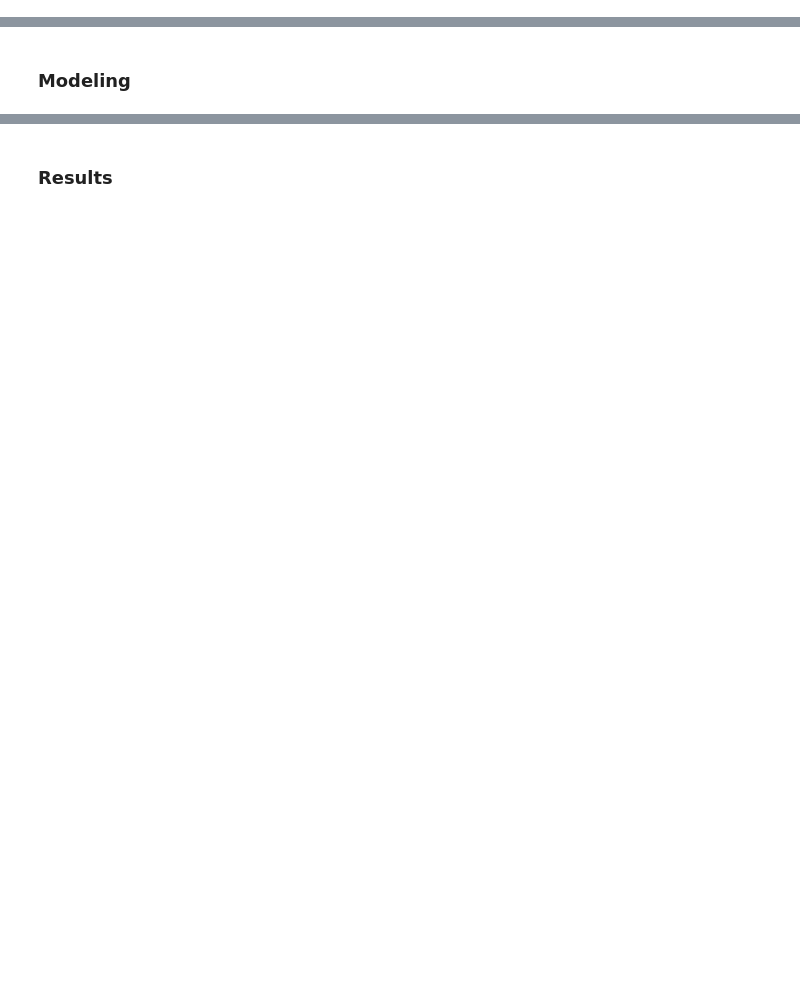
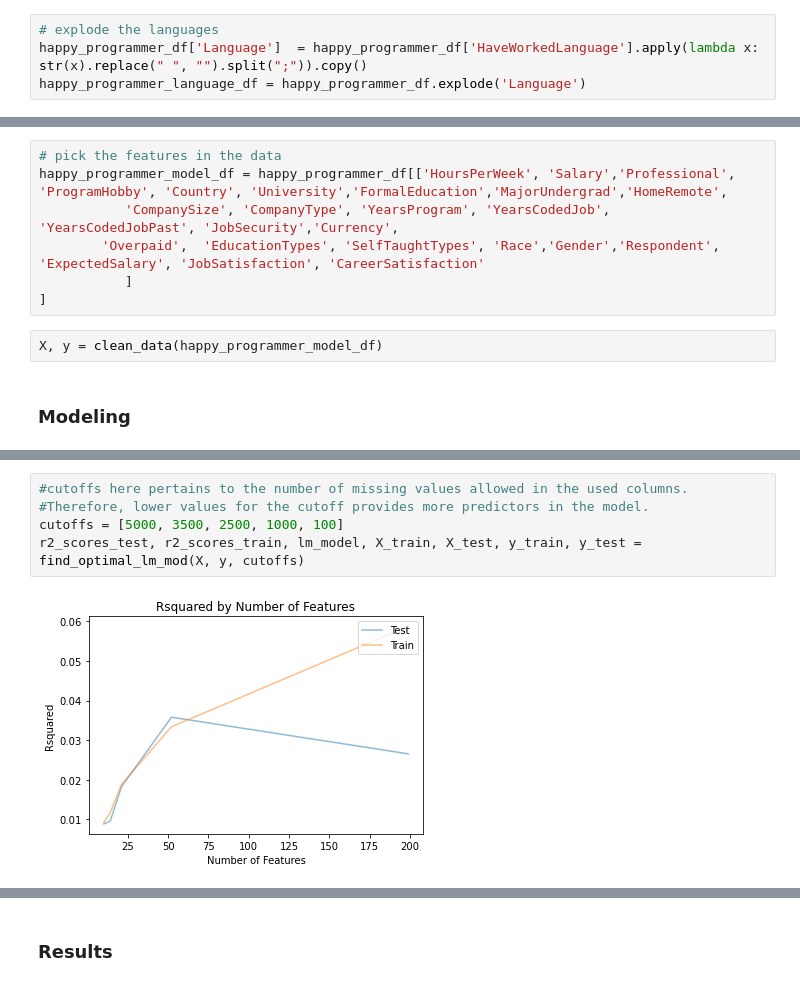
Before and after one commit to zhhaop09/Udacity_DS_Project1, a Jupyter notebook: model/Project1.ipynb, the cells around one changed output, grey strips where cells are left out. Drawn from its saved outputs; the diff is of its cells as text; blank space fills up the shorter version.

Commit message:
model

```diff
--- a/model/Project1.ipynb
+++ b/model/Project1.ipynb
@@ -10,0 +66,4 @@ ValueError: Multiple files found in compressed zip file ['README_2021.txt', 'so_
+# %%
+# explode the languages
+happy_programmer_df['Language']  = happy_programmer_df['HaveWorkedLanguage'].apply(lambda x: str(x).replace(" ", "").split(";")).copy()
+happy_programmer_language_df = happy_programmer_df.explode('Language')
@@ -13,2 +241,11 @@ ValueError: Multiple files found in compressed zip file ['README_2021.txt', 'so_
+# %%
+# pick the features in the data
+happy_programmer_model_df = happy_programmer_df[['HoursPerWeek', 'Salary','Professional', 'ProgramHobby', 'Country', 'University','FormalEducation','MajorUndergrad','HomeRemote',
+           'CompanySize', 'CompanyType', 'YearsProgram', 'YearsCodedJob', 'YearsCodedJobPast', 'JobSecurity','Currency',
+        'Overpaid',  'EducationTypes', 'SelfTaughtTypes', 'Race','Gender','Respondent', 'ExpectedSalary', 'JobSatisfaction', 'CareerSatisfaction'
+           ]
+]
+# %%
+X, y = clean_data(happy_programmer_model_df)
 # %% [markdown]
 ### Modeling
@@ -14,0 +313,7 @@ ValueError: Multiple files found in compressed zip file ['README_2021.txt', 'so_
+# %%
+#cutoffs here pertains to the number of missing values allowed in the used columns.
+#Therefore, lower values for the cutoff provides more predictors in the model.
+cutoffs = [5000, 3500, 2500, 1000, 100]
+r2_scores_test, r2_scores_train, lm_model, X_train, X_test, y_train, y_test = find_optimal_lm_mod(X, y, cutoffs)
+# %% [output]
+[figure, added]
```
Also changed, not shown: parts of 33 cells of this notebook, 2 other files.
